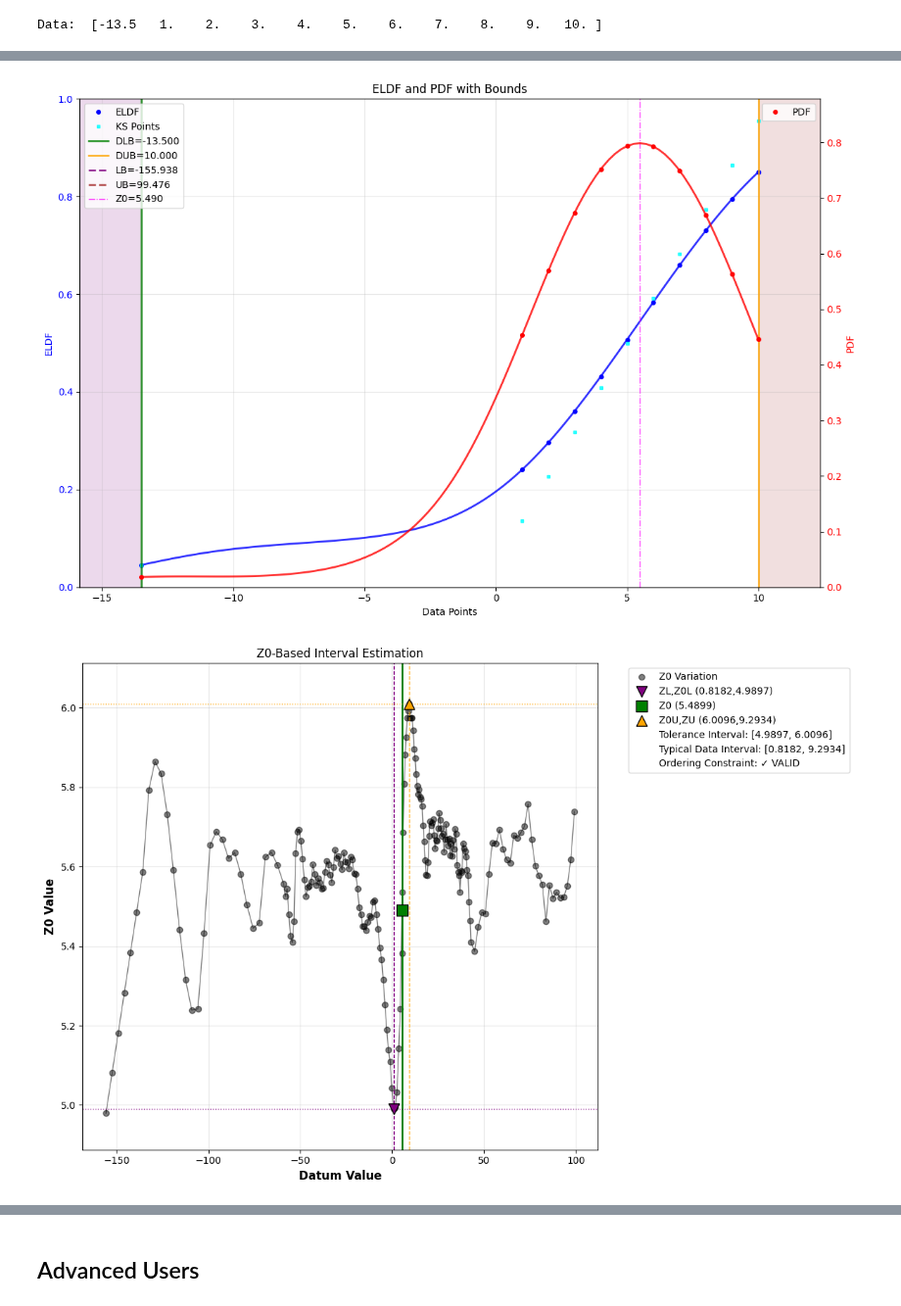
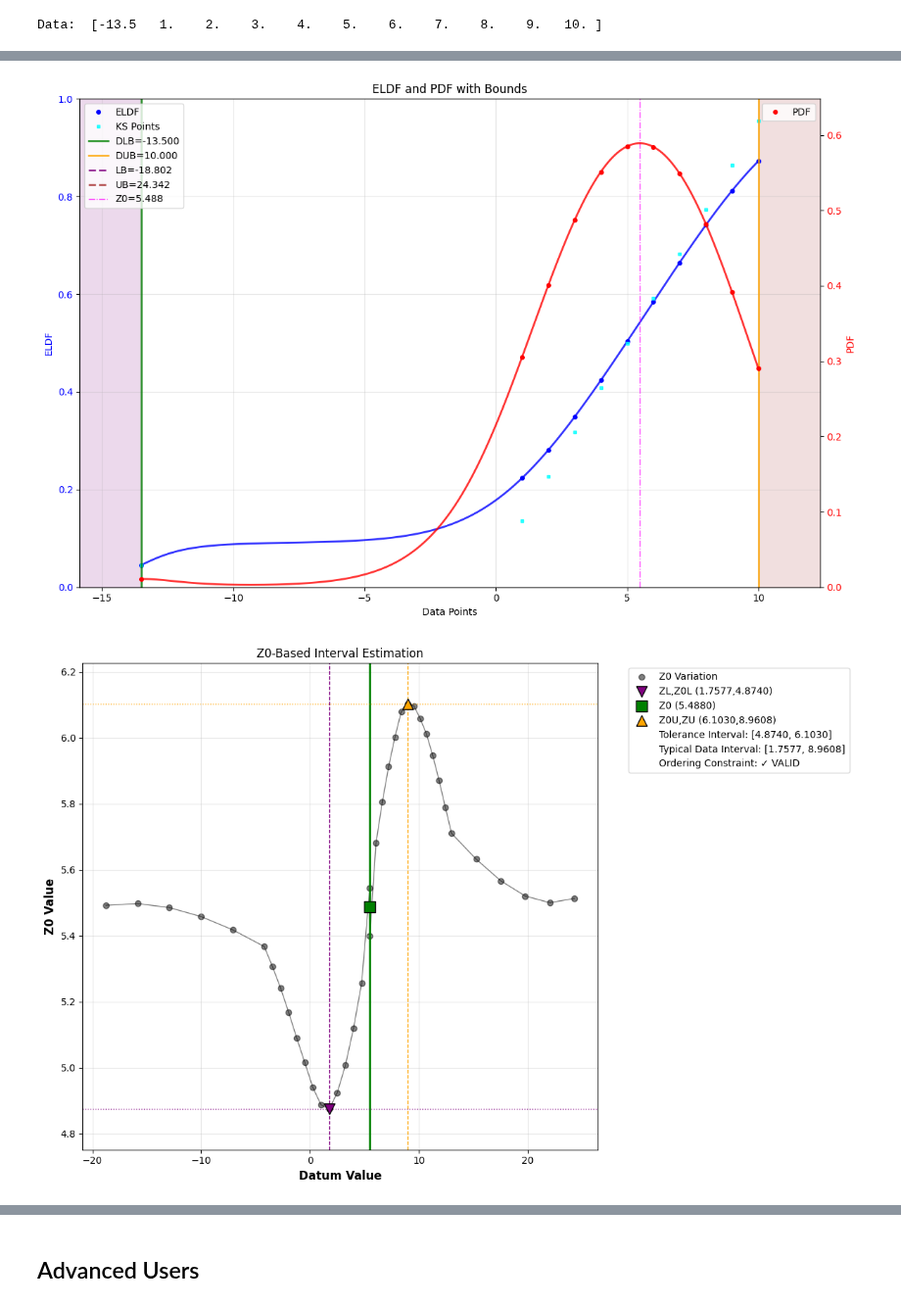
Before and after one commit to MachineGnostics/machinegnostics, a Jupyter notebook: examples/example_0_4_gnostic_interval_analysis.ipynb, the cells around one changed output, grey strips where cells are left out. Shown at 98% size. Saved outputs shown, nothing was run; the diff lists cells and outputs as text; code cells hidden in the pictures.

```diff
--- a/examples/example_0_4_gnostic_interval_analysis.ipynb
+++ b/examples/example_0_4_gnostic_interval_analysis.ipynb
@@ -81,7 +81,7 @@ Data:  [-13.5   1.    2.    3.    4.    5.    6.    7.    8.    9.   10. ]
 from machinegnostics.magcal import IntervalAnalysis
 
 # create an instance of IntervalAnalysis
-ia = IntervalAnalysis(verbose=False, n_points=100)
+ia = IntervalAnalysis(verbose=False, n_points=20)
 
 # fit the data
 ia.fit(data)
@@ -98,2 +99,2 @@ for key, value in data_certification.items():
-[figure, old version]
+[figure, new version]
-[figure, old version]
+[figure, new version]
```
Also changed, not shown: parts of 4 cells of this notebook, 4 other files.
